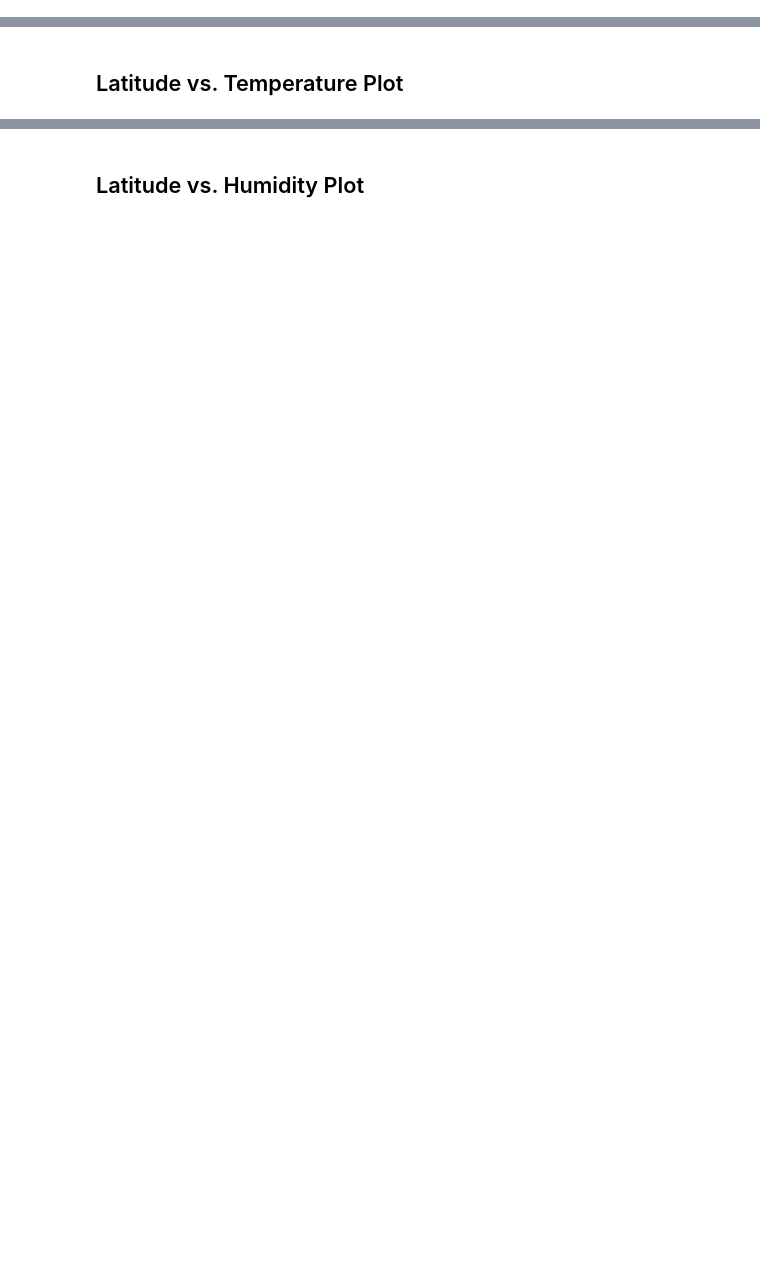
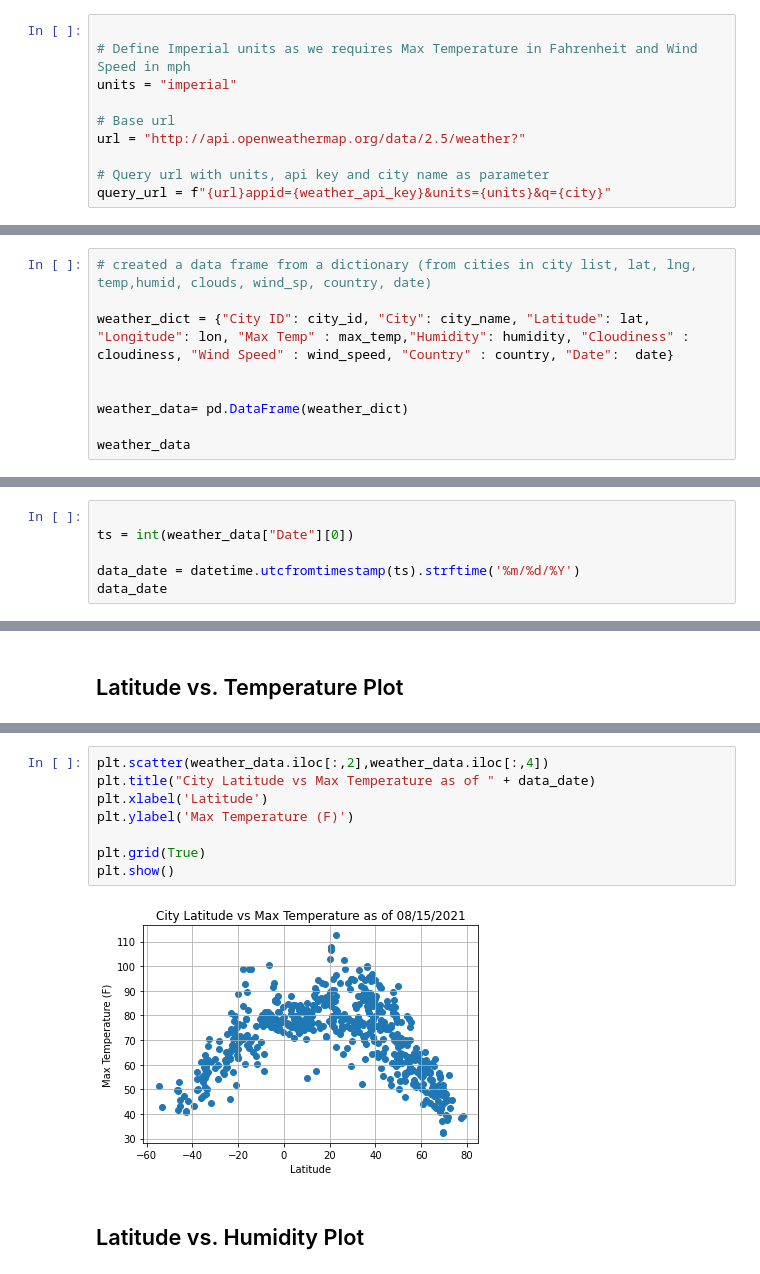
Before and after one commit to melissadiep94/python-api-challenge, a Jupyter notebook: WeatherPy/WeatherPy.ipynb, the cells around one changed output, grey strips where cells are left out. Saved outputs shown, nothing was run; the diff lists cells and outputs as text; blank space fills up the shorter version.

```diff
--- a/WeatherPy/WeatherPy.ipynb
+++ b/WeatherPy/WeatherPy.ipynb
@@ -52,3 +55,13 @@ len(cities)
+# %%
+
+# Define Imperial units as we requires Max Temperature in Fahrenheit and Wind Speed in mph
+units = "imperial"
+
+# Base url
+url = "http://api.openweathermap.org/data/2.5/weather?"
+
+# Query url with units, api key and city name as parameter
+query_url = f"{url}appid={weather_api_key}&units={units}&q={city}"
 # %% [markdown]
 ### Perform API Calls
 * Perform a weather check on each city using a series of successive API calls.
@@ -74,0 +145,9 @@ Data Retrieval Complete
+# %%
+# created a data frame from a dictionary (from cities in city list, lat, lng, temp,humid, clouds, wind_sp, country, date)
+
+weather_dict = {"City ID": city_id, "City": city_name, "Latitude": lat, "Longitude": lon, "Max Temp" : max_temp,"Humidity": humidity, "Cloudiness" : cloudiness, "Wind Speed" : wind_speed, "Country" : country, "Date":  date}
+
+
+weather_data= pd.DataFrame(weather_dict)
+
+weather_data
@@ -128,3 +196,9 @@ Int64Index([], dtype='int64')
 ## Plotting the Data
 * Use proper labeling of the plots using plot titles (including date of analysis) and axes labels.
 * Save the plotted figures as .pngs.
+# %%
+
+ts = int(weather_data["Date"][0])
+
+data_date = datetime.utcfromtimestamp(ts).strftime('%m/%d/%Y')
+data_date
@@ -136,2 +209,12 @@ Int64Index([], dtype='int64')
+# %%
+plt.scatter(weather_data.iloc[:,2],weather_data.iloc[:,4])
+plt.title("City Latitude vs Max Temperature as of " + data_date)
+plt.xlabel('Latitude')
+plt.ylabel('Max Temperature (F)')
+
+plt.grid(True)
+plt.show()
+# %% [output]
+[figure, added]
 # %% [markdown]
 ## Latitude vs. Humidity Plot
```
Also changed, not shown: parts of 24 cells of this notebook, 2 other files.
